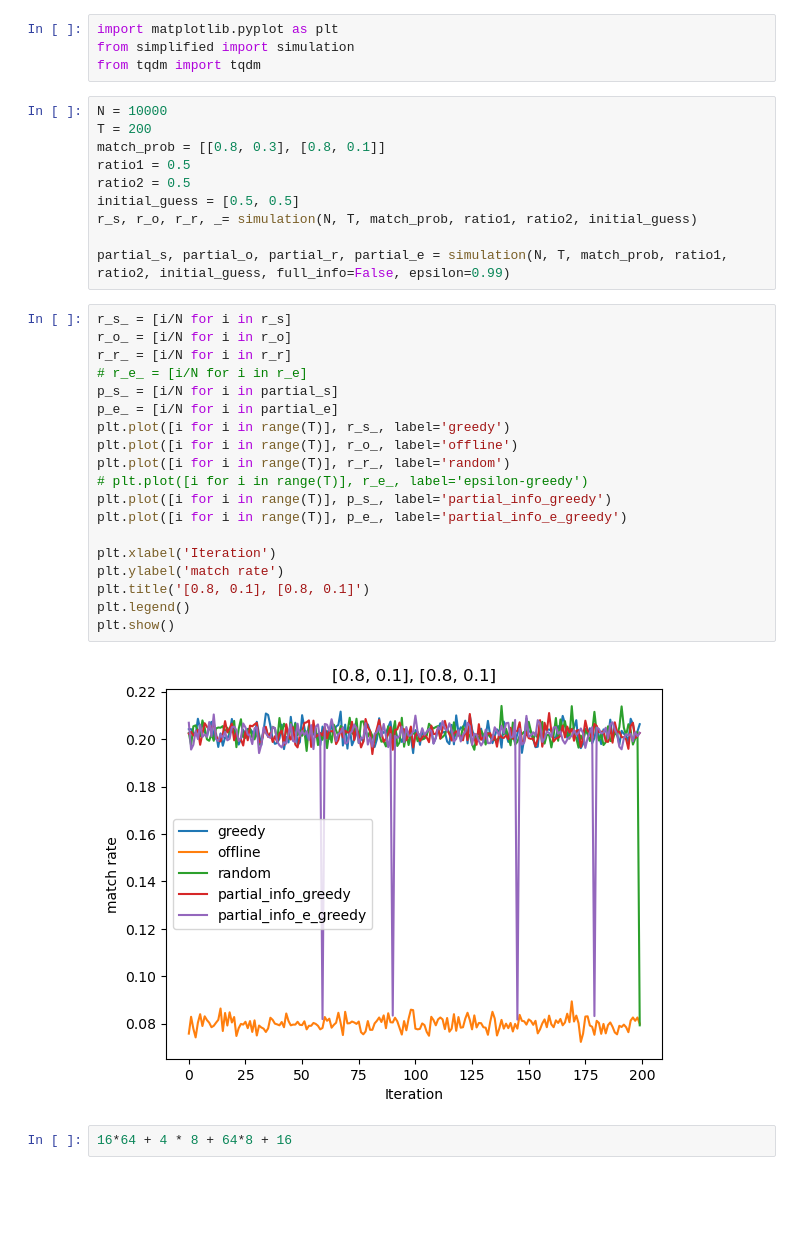
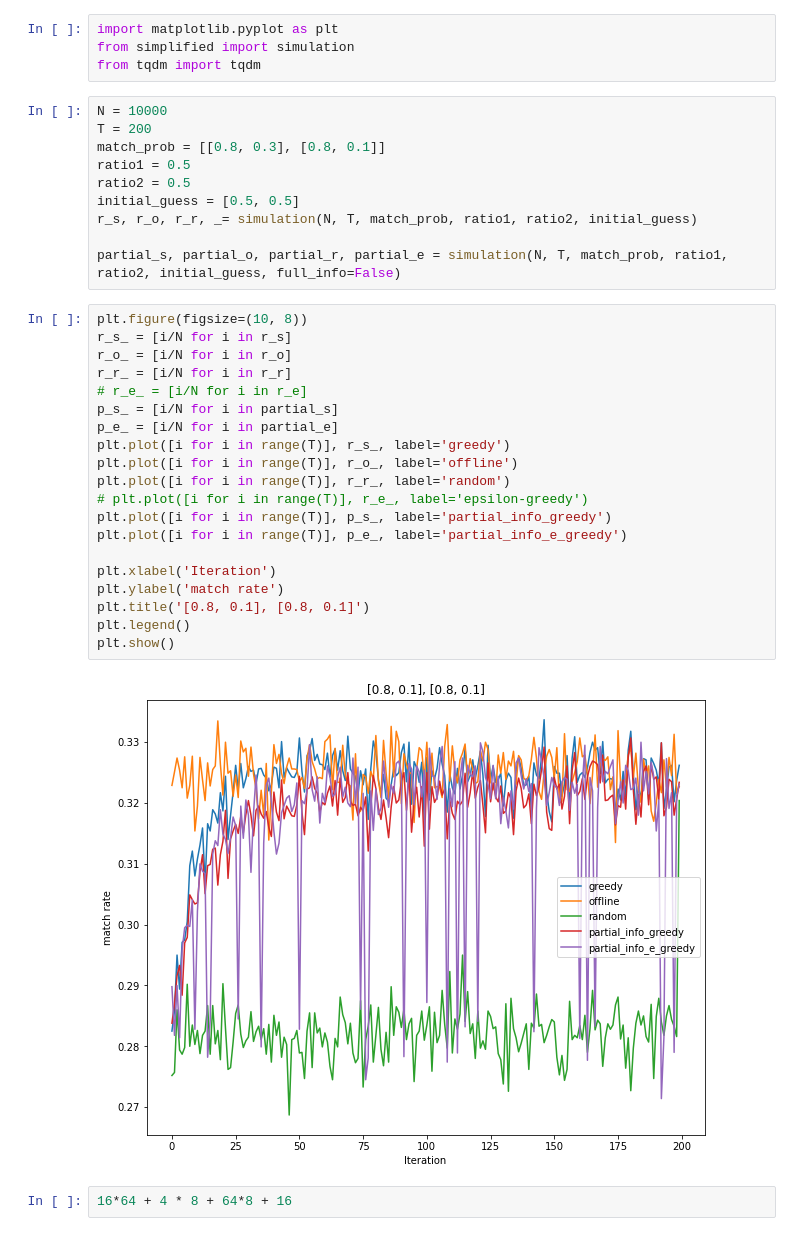
Before and after one commit to ppxwdy/capture_uncertain_in_dating, a Jupyter notebook: charts2.ipynb, the cells around one changed output. Saved outputs shown, nothing was run; the diff lists cells and outputs as text; blank space fills up the shorter version.

```diff
--- a/charts2.ipynb
+++ b/charts2.ipynb
@@ -11,28 +11,29 @@ ratio2 = 0.5
 initial_guess = [0.5, 0.5]
 r_s, r_o, r_r, _= simulation(N, T, match_prob, ratio1, ratio2, initial_guess)
 
-partial_s, partial_o, partial_r, partial_e = simulation(N, T, match_prob, ratio1, ratio2, initial_guess, full_info=False, epsilon=0.99)
+partial_s, partial_o, partial_r, partial_e = simulation(N, T, match_prob, ratio1, ratio2, initial_guess, full_info=False)
 # %%
+plt.figure(figsize=(10, 8))
 r_s_ = [i/N for i in r_s]
 r_o_ = [i/N for i in r_o]
 r_r_ = [i/N for i in r_r]
 # r_e_ = [i/N for i in r_e]
 p_s_ = [i/N for i in partial_s]
 p_e_ = [i/N for i in partial_e]
 plt.plot([i for i in range(T)], r_s_, label='greedy')
 plt.plot([i for i in range(T)], r_o_, label='offline')
 plt.plot([i for i in range(T)], r_r_, label='random')
 # plt.plot([i for i in range(T)], r_e_, label='epsilon-greedy')
 plt.plot([i for i in range(T)], p_s_, label='partial_info_greedy')
 plt.plot([i for i in range(T)], p_e_, label='partial_info_e_greedy')
 
 plt.xlabel('Iteration')
 plt.ylabel('match rate')
 plt.title('[0.8, 0.1], [0.8, 0.1]')
 plt.legend()
 plt.show()
 # %% [output]
-[figure, old version]
+[figure, new version]
 # %%
 16*64 + 4 * 8 + 64*8 + 16
 # %% [output]
```
Also changed, not shown: 3 other files.
